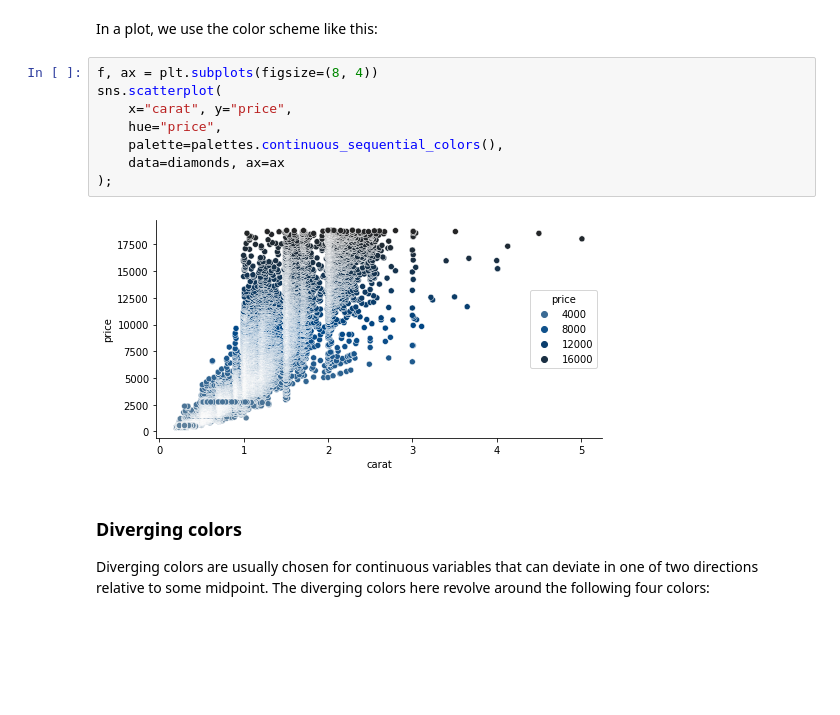
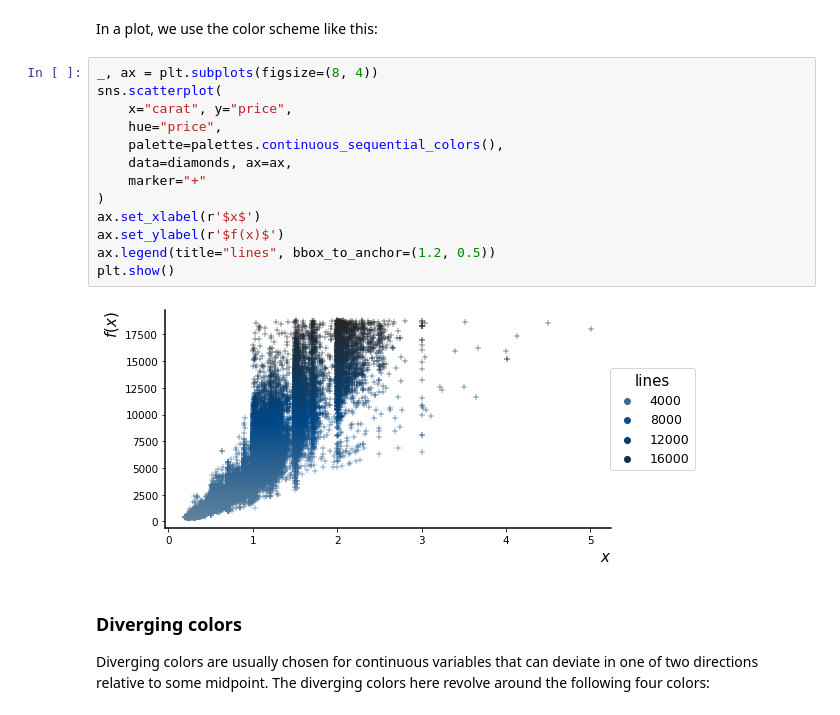
Before and after one commit to dirmeier/fybdthemes, a Jupyter notebook: README.ipynb, the cells around one changed output. Drawn from its saved outputs; the diff is of its cells as text; blank space fills up the shorter version.

```diff
--- a/README.ipynb
+++ b/README.ipynb
@@ -62,15 +64,20 @@ plot_palette(palettes.continuous_sequential_colors())
 # %% [markdown]
 In a plot, we use the color scheme like this:
 # %%
-f, ax = plt.subplots(figsize=(8, 4))
+_, ax = plt.subplots(figsize=(8, 4))
 sns.scatterplot(
     x="carat", y="price",
     hue="price",
     palette=palettes.continuous_sequential_colors(),
-    data=diamonds, ax=ax
-);
+    data=diamonds, ax=ax,
+    marker="+"
+)
+ax.set_xlabel(r'$x$')
+ax.set_ylabel(r'$f(x)$')
+ax.legend(title="lines", bbox_to_anchor=(1.2, 0.5))
+plt.show()
 # %% [output]
-[figure, old version]
+[figure, new version]
 # %% [markdown]
 ### Diverging colors
 
```
Also changed, not shown: parts of 19 cells of this notebook, 15 other files.
